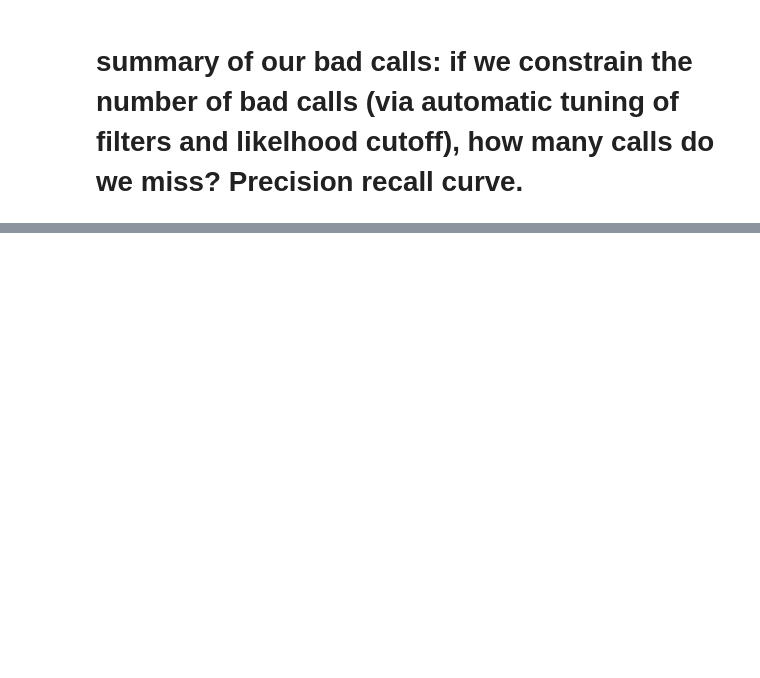
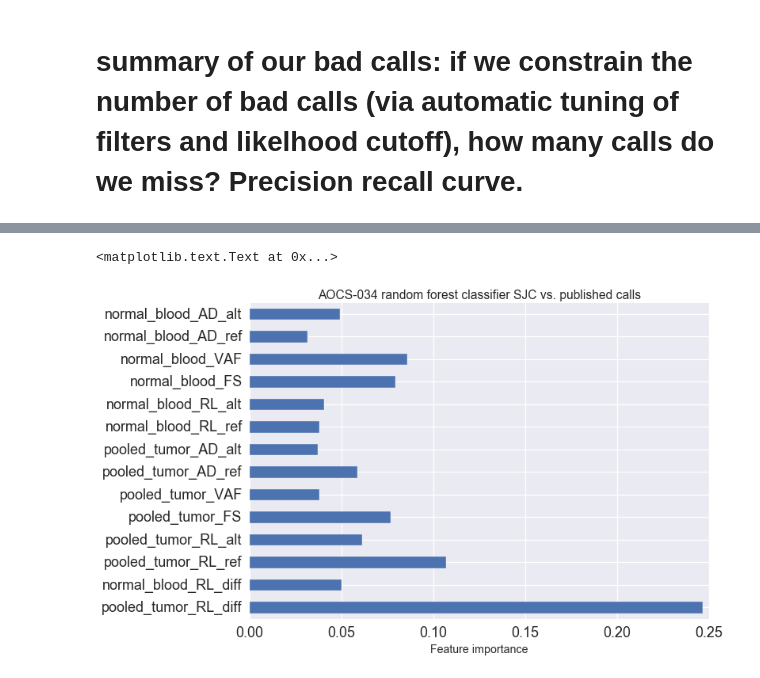
Before and after one commit to hammerlab/variant-calling-benchmarks, a Jupyter notebook: notebooks/aocs_analysis.ipynb, the cells around one changed output, grey strips where cells are left out. Cells and saved outputs as stored; diff of their text form; code cells hidden in the pictures; blank space fills up the shorter version.

```diff
--- a/notebooks/aocs_analysis.ipynb
+++ b/notebooks/aocs_analysis.ipynb
@@ -344,0 +378,7 @@ pyplot.title("AOCS-034 SJC vs. published random forest")
+# %%
+pandas.Series(model.feature_importances_, index=list(ml_df.columns)[1:])[::-1].plot('barh')
+pyplot.xlabel("Feature importance")
+pyplot.title("AOCS-034 random forest classifier SJC vs. published calls")
+# %% [output]
+<matplotlib.text.Text at 0x...>
+[figure, added]
```
Also changed, not shown: parts of 12 cells of this notebook.
